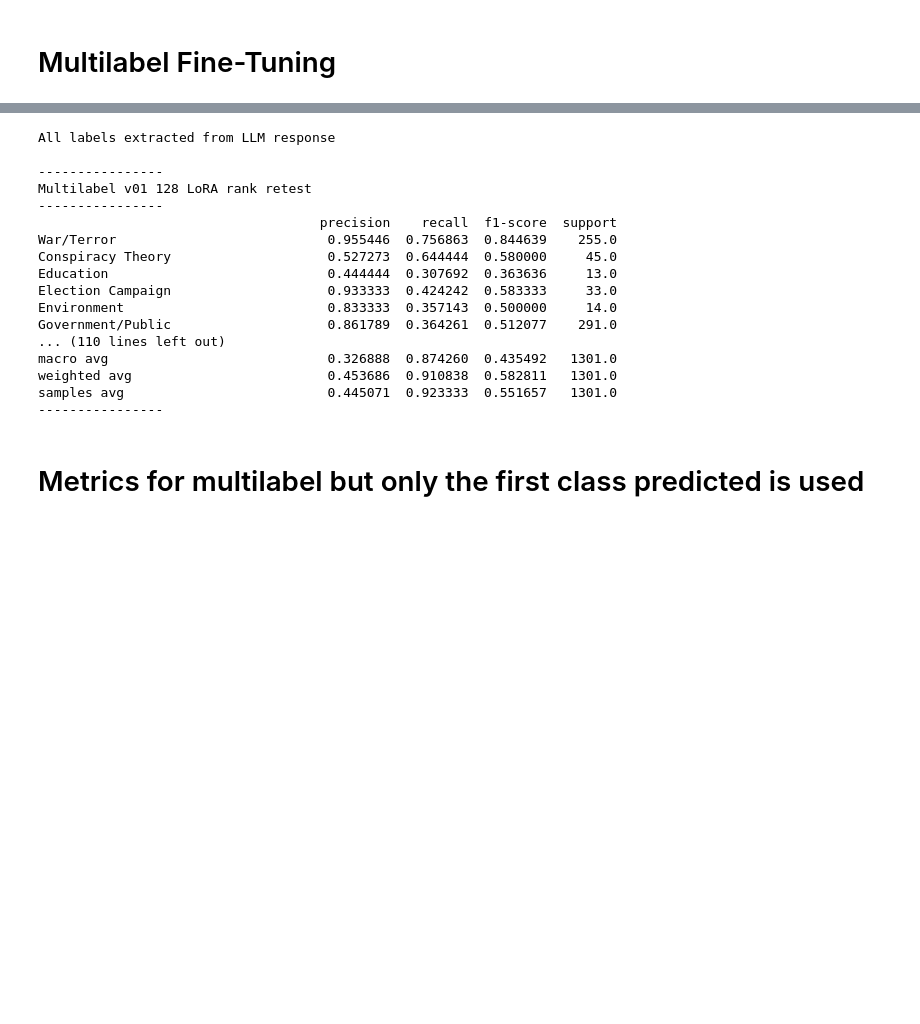
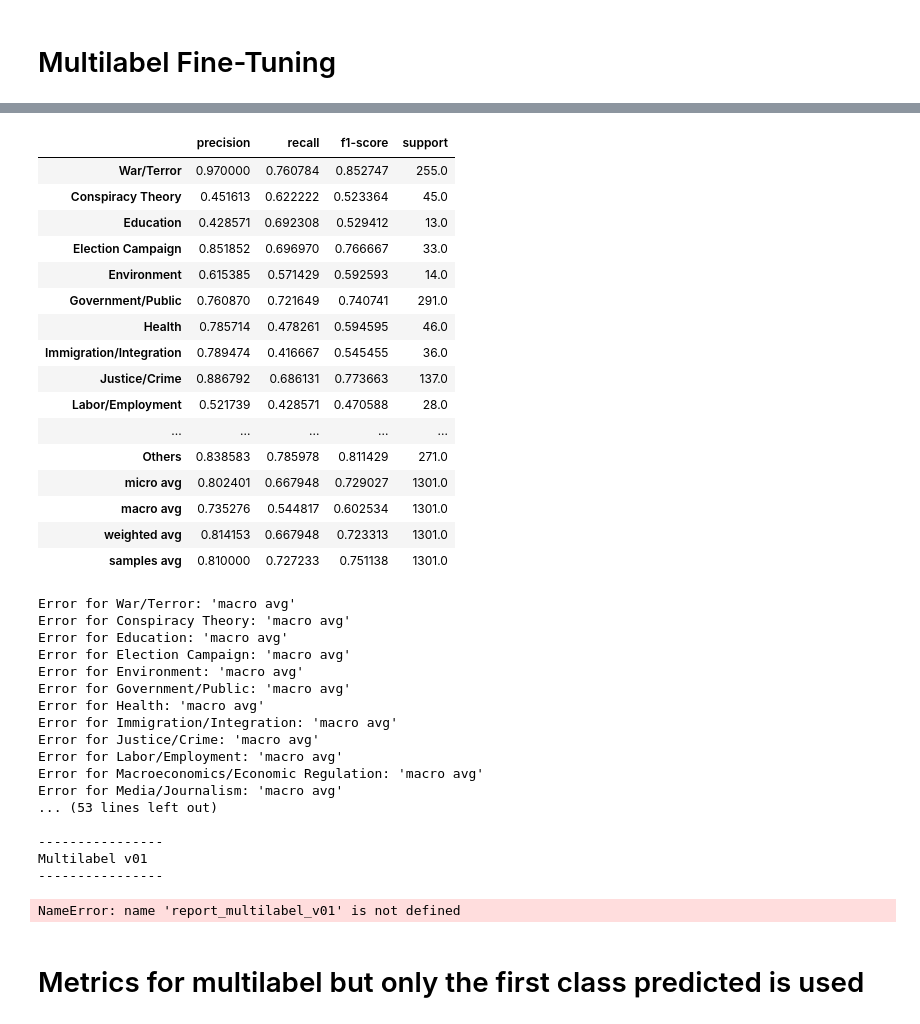
Before and after one commit to BrunoKreiner/ip6-twitter-disinformation, a Jupyter notebook: notebooks/011_multilabel_classification_report.ipynb, the cells around one changed output, grey strips where cells are left out. Saved outputs shown, nothing was run; the diff lists cells and outputs as text; code cells hidden in the pictures; blank space fills up the shorter version.

```diff
--- a/notebooks/011_multilabel_classification_report.ipynb
+++ b/notebooks/011_multilabel_classification_report.ipynb
@@ -106,11 +124,34 @@ samples avg                          0.189000  0.184667  0.186000   1301.0
+# %%
+vicuna_lora_multilabel_with_rules_v02_df = pd.read_csv("../data/vicuna_4bit/lora/multilabel_with_rules_v02/test_generic_test_0.csv")
+vicuna_lora_multilabel_with_rules_v02_predictions_per_class, confusion_matrices, binary_classification_reports, multilabel_classification_reports = llm_utils.calculate_metrics_from_multilabel_list(vicuna_lora_multilabel_with_rules_v02_df, classes, llm_utils.extract_multilabel_list)
+vicuna_lora_multilabel_with_rules_v02 = {"confusion_matrices": confusion_matrices, "binary_classification_reports": binary_classification_reports, "multilabel_classification_reports": multilabel_classification_reports}
+vicuna_lora_multilabel_with_rules_v02["multilabel_classification_reports"]
+# %% [output]
+|  | precision | recall | f1-score | support |
+| War/Terror | 0.970000 | 0.760784 | 0.852747 | 255.0 |
+| Conspiracy Theory | 0.451613 | 0.622222 | 0.523364 | 45.0 |
+| Education | 0.428571 | 0.692308 | 0.529412 | 13.0 |
+| Election Campaign | 0.851852 | 0.696970 | 0.766667 | 33.0 |
+| Environment | 0.615385 | 0.571429 | 0.592593 | 14.0 |
+| Government/Public | 0.760870 | 0.721649 | 0.740741 | 291.0 |
+| Health | 0.785714 | 0.478261 | 0.594595 | 46.0 |
+| Immigration/Integration | 0.789474 | 0.416667 | 0.545455 | 36.0 |
+| Justice/Crime | 0.886792 | 0.686131 | 0.773663 | 137.0 |
+| Labor/Employment | 0.521739 | 0.428571 | 0.470588 | 28.0 |
+| ... | ... | ... | ... | ... |
+| Others | 0.838583 | 0.785978 | 0.811429 | 271.0 |
+| micro avg | 0.802401 | 0.667948 | 0.729027 | 1301.0 |
+| macro avg | 0.735276 | 0.544817 | 0.602534 | 1301.0 |
+| weighted avg | 0.814153 | 0.667948 | 0.723313 | 1301.0 |
+| samples avg | 0.810000 | 0.727233 | 0.751138 | 1301.0 |
 # %%
 base_path = "../data/vicuna_4bit/lora/"
 # %%
-report_multilabel_v01_128_rank_retest = get_report(base_path, "multilabel_no_context_v01_128_rank_retest", llm_utils.extract_multilabel_list, mlb, classes)
-report_multilabel_v01 = get_report(base_path, "multilabel_without_context_v01", llm_utils.extract_multilabel_list, mlb, classes)
-report_multilabel_v01_256_rank = get_report(base_path, "multilabel_without_context_v01_256_rank", llm_utils.extract_multilabel_list, mlb, classes)
-report_multilabel_v02 = get_report(base_path, "multilabel_with_rules_v02", llm_utils.extract_multilabel_list, mlb, classes)
-report_multilabel_v02_256_rank = get_report(base_path, "multilabel_with_rules_v02_256_rank", llm_utils.extract_multilabel_list, mlb, classes)
+report_multilabel_v01_128_rank_retest = get_report(base_path, "multilabel_without_context_v01_retest", llm_utils.extract_multilabel_list, mlb, classes)
+#report_multilabel_v01 = get_report(base_path, "multilabel_without_context_v01", llm_utils.extract_multilabel_list, mlb, classes)
+#report_multilabel_v01_256_rank = get_report(base_path, "multilabel_without_context_v01_256_rank", llm_utils.extract_multilabel_list, mlb, classes)
+#report_multilabel_v02 = get_report(base_path, "multilabel_with_rules_v02", llm_utils.extract_multilabel_list, mlb, classes)
+#report_multilabel_v02_256_rank = get_report(base_path, "multilabel_with_rules_v02_256_rank", llm_utils.extract_multilabel_list, mlb, classes)
 
 print("All labels extracted from LLM response")
 print()
@@ -144,23 +185,24 @@ print("----------------")
 print(report_multilabel_v02_256_rank)
 print("----------------")
 # %% [output]
-All labels extracted from LLM response
+Error for War/Terror: 'macro avg'
+Error for Conspiracy Theory: 'macro avg'
+Error for Education: 'macro avg'
+Error for Election Campaign: 'macro avg'
+Error for Environment: 'macro avg'
+Error for Government/Public: 'macro avg'
+Error for Health: 'macro avg'
+Error for Immigration/Integration: 'macro avg'
+Error for Justice/Crime: 'macro avg'
+Error for Labor/Employment: 'macro avg'
+Error for Macroeconomics/Economic Regulation: 'macro avg'
+Error for Media/Journalism: 'macro avg'
+... (53 lines left out)
 
 ----------------
-Multilabel v01 128 LoRA rank retest
+Multilabel v01
 ----------------
-                                    precision    recall  f1-score  support
-War/Terror                           0.955446  0.756863  0.844639    255.0
-Conspiracy Theory                    0.527273  0.644444  0.580000     45.0
-Education                            0.444444  0.307692  0.363636     13.0
-Election Campaign                    0.933333  0.424242  0.583333     33.0
-Environment                          0.833333  0.357143  0.500000     14.0
-Government/Public                    0.861789  0.364261  0.512077    291.0
-... (110 lines left out)
-macro avg                            0.326888  0.874260  0.435492   1301.0
-weighted avg                         0.453686  0.910838  0.582811   1301.0
-samples avg                          0.445071  0.923333  0.551657   1301.0
-----------------
+NameError: name 'report_multilabel_v01' is not defined
 # %% [markdown]
 # Metrics for multilabel but only the first class predicted is used
 # %%
```
Also changed, not shown: parts of 3 cells of this notebook, 22 other files.
